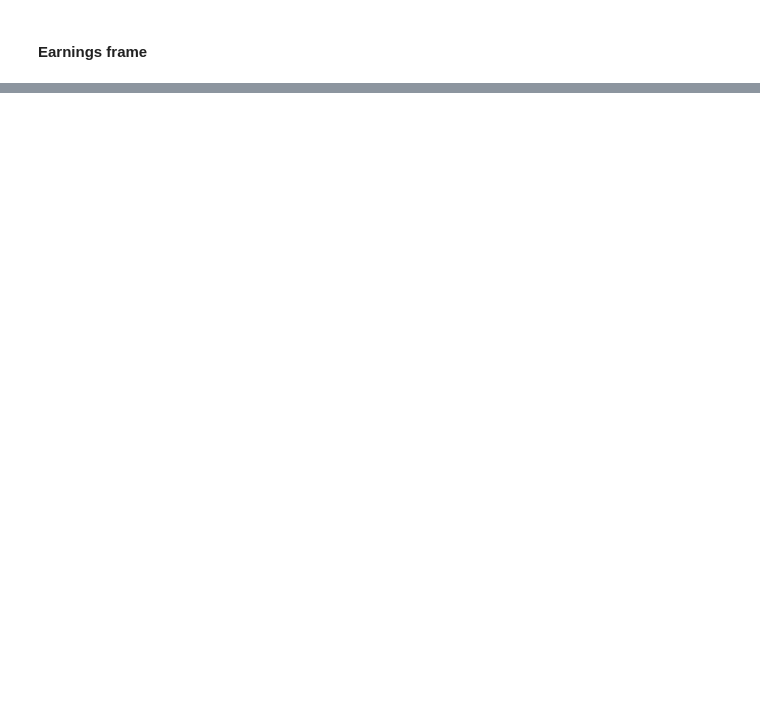
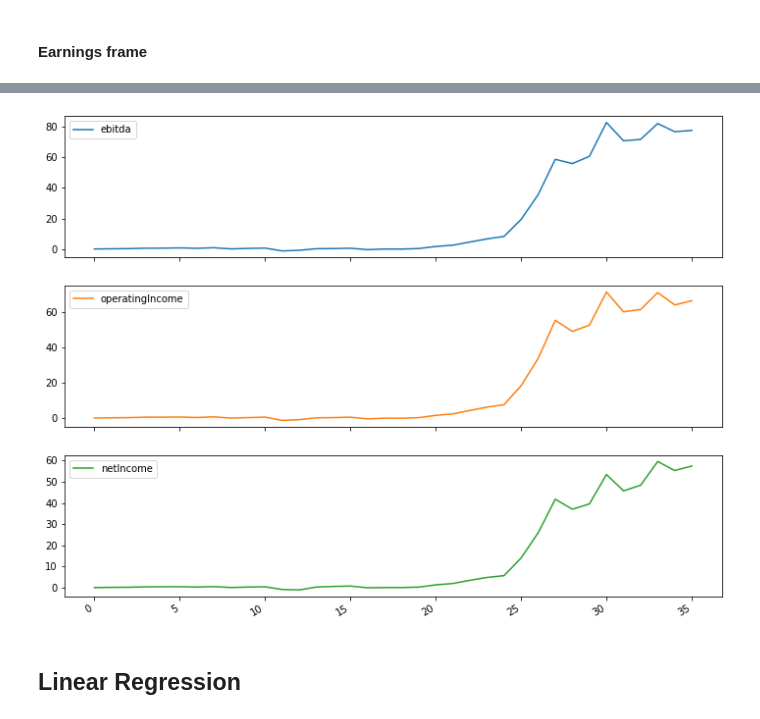
Before and after one commit to joseluistello/Regression-Analysis-Apple-Data, a Jupyter notebook: notebooks/Analysis.ipynb, the cells around one changed output, grey strips where cells are left out. Drawn from its saved outputs; the diff is of its cells as text; code cells hidden in the pictures; blank space fills up the shorter version.

Commit message:
regression

```diff
--- a/notebooks/Analysis.ipynb
+++ b/notebooks/Analysis.ipynb
@@ -114,0 +125,6 @@ eardf.to_csv('../data/interim/EarAppleDf.csv', index = False)
+# %%
+eardf.plot(subplots=True);
+# %% [output]
+[figure, added]
+# %% [markdown]
+## Linear Regression
```
Also changed, not shown: parts of 7 cells of this notebook.
